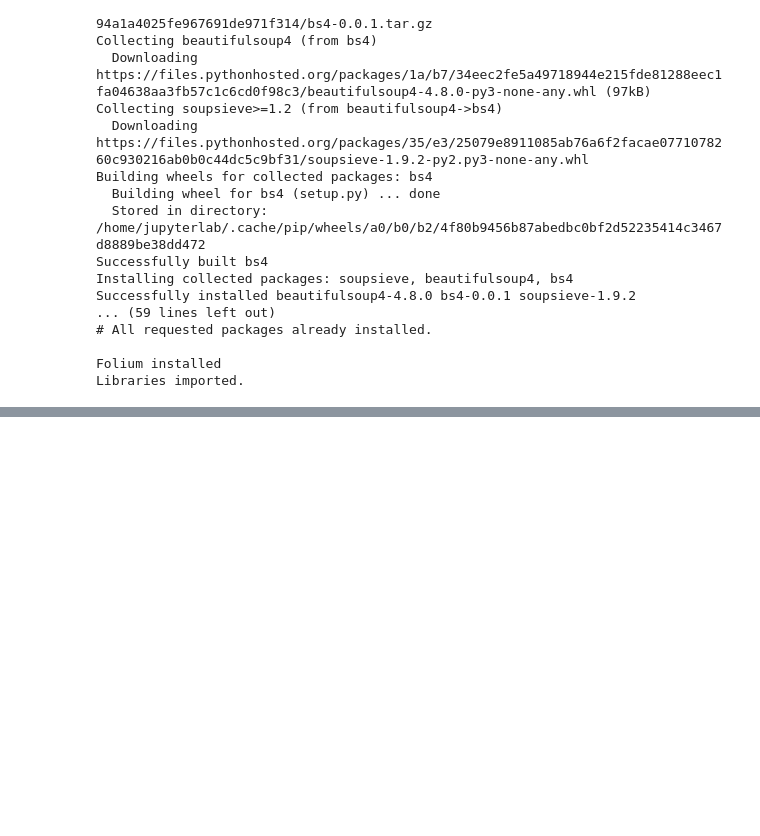
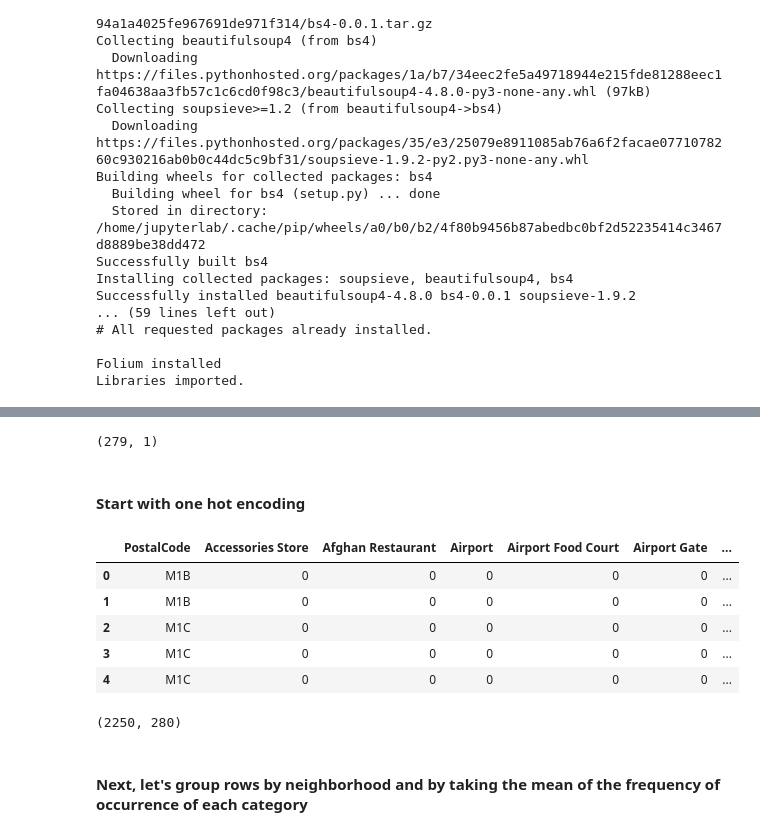
Before and after one commit to jboyce95/Coursera-IBM-DS-Capstone_Wk4-5, a Jupyter notebook: Coursera_Capstone_Toronto_Wk4-5.ipynb, the cells around one changed output, grey strips where cells are left out. Saved outputs shown, nothing was run; the diff lists cells and outputs as text; code cells hidden in the pictures; blank space fills up the shorter version.

```diff
--- a/Coursera_Capstone_Toronto_Wk4-5.ipynb
+++ b/Coursera_Capstone_Toronto_Wk4-5.ipynb
@@ -64,0 +181,2 @@ Libraries imported.
+# %%
+geofile.rename(columns = {'Postal Code': 'PostalCode'}, inplace=True)
@@ -64,0 +358,4 @@ Libraries imported.
+# %%
+df_toronto.shape
+# %% [output]
+(279, 1)
@@ -64,0 +367,27 @@ Libraries imported.
+# %% [markdown]
+#### Start with one hot encoding
+# %%
+# one hot encoding
+toronto_venues_onehot = pd.get_dummies(toronto_venues[['Venue Category']], prefix="", prefix_sep="")
+
+# add PostalCode column back to dataframe
+toronto_venues_onehot['PostalCode'] = toronto_venues['PostalCode']
+
+# move postal code column to the first column
+fixed_columns = [toronto_venues_onehot.columns[-1]] + list(toronto_venues_onehot.columns[:-1])
+toronto_venues_onehot = toronto_venues_onehot[fixed_columns]
+
+toronto_venues_onehot.head()
+# %% [output]
+|  | PostalCode | Accessories Store | Afghan Restaurant | Airport | Airport Food Court | Airport Gate | ... |
+| 0 | M1B | 0 | 0 | 0 | 0 | 0 | ... |
+| 1 | M1B | 0 | 0 | 0 | 0 | 0 | ... |
+| 2 | M1C | 0 | 0 | 0 | 0 | 0 | ... |
+| 3 | M1C | 0 | 0 | 0 | 0 | 0 | ... |
+| 4 | M1C | 0 | 0 | 0 | 0 | 0 | ... |
+# %%
+toronto_venues_onehot.shape
+# %% [output]
+(2250, 280)
+# %% [markdown]
+#### Next, let's group rows by neighborhood and by taking the mean of the frequency of occurrence of each category
```
Also changed, not shown: parts of 48 cells of this notebook.
